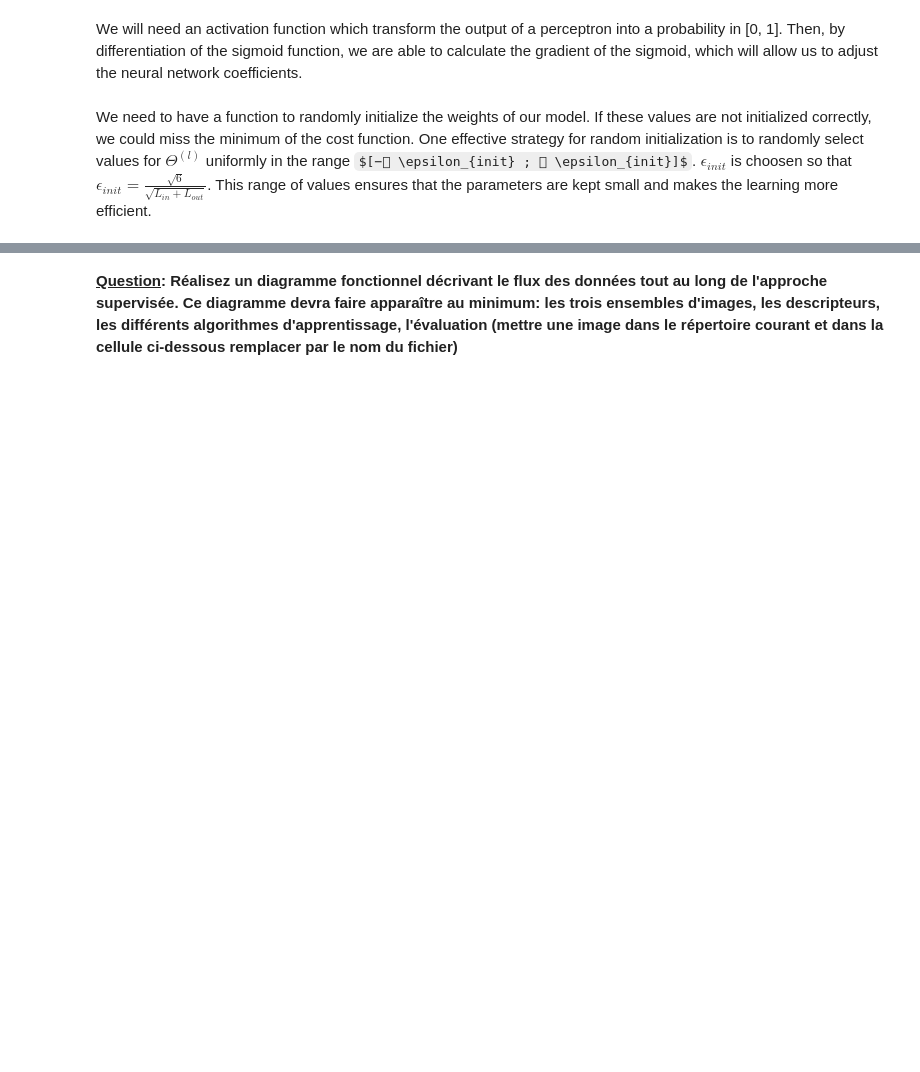
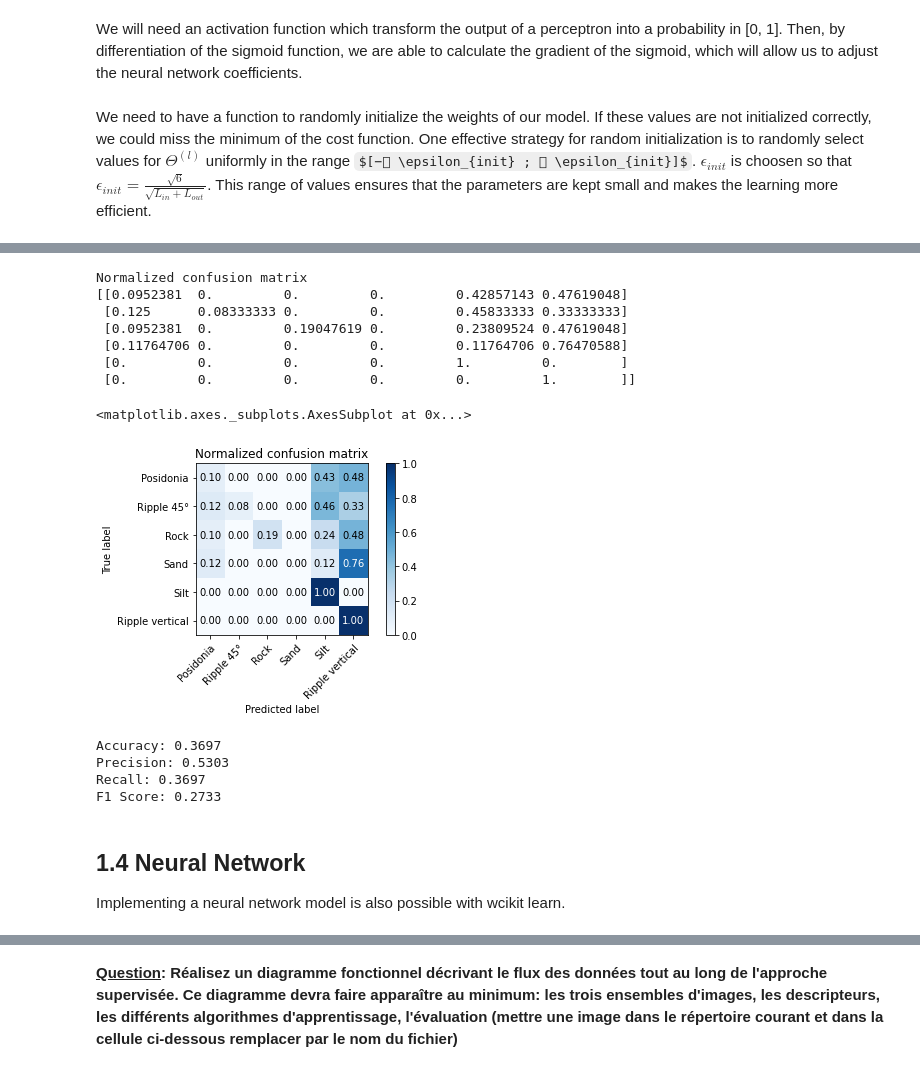
Before and after one commit to Teusner/Machine_Learning, a Jupyter notebook: Seabed_Classification/seafloorClassification_solution.ipynb, the cells around one changed output, grey strips where cells are left out. Saved outputs shown, nothing was run; the diff lists cells and outputs as text; code cells hidden in the pictures; some formulas as TeX source; blank space fills up the shorter version.

```diff
--- a/Seabed_Classification/seafloorClassification_solution.ipynb
+++ b/Seabed_Classification/seafloorClassification_solution.ipynb
@@ -426,0 +537,2 @@ F1 Score: 0.3809
+# %%
+clf = LogisticRegression(random_state=0).fit(X_train, y_train)
@@ -426,0 +543,29 @@ F1 Score: 0.3809
+# %%
+y_pred = clf.predict(X_test)
+plot_confusion_matrix(y_test, y_pred, label_names_unique, normalize=True, title=None, cmap=plt.cm.Blues)
+# %% [output]
+Normalized confusion matrix
+[[0.0952381  0.         0.         0.         0.42857143 0.47619048]
+ [0.125      0.08333333 0.         0.         0.45833333 0.33333333]
+ [0.0952381  0.         0.19047619 0.         0.23809524 0.47619048]
+ [0.11764706 0.         0.         0.         0.11764706 0.76470588]
+ [0.         0.         0.         0.         1.         0.        ]
+ [0.         0.         0.         0.         0.         1.        ]]
+<matplotlib.axes._subplots.AxesSubplot at 0x...>
+[figure, added]
+# %%
+# Getting the labels and the predicted labels
+true_labels = le.inverse_transform(y_test)
+predicted_labels = le.inverse_transform(y_pred)
+
+# Getting metrics on the prediction
+get_metrics(true_labels, predicted_labels)
+# %% [output]
+Accuracy: 0.3697
+Precision: 0.5303
+Recall: 0.3697
+F1 Score: 0.2733
+# %% [markdown]
+## 1.4 Neural Network
+
+Implementing a neural network model is also possible with wcikit learn.
```
Also changed, not shown: parts of 116 cells of this notebook, 2 other files.
